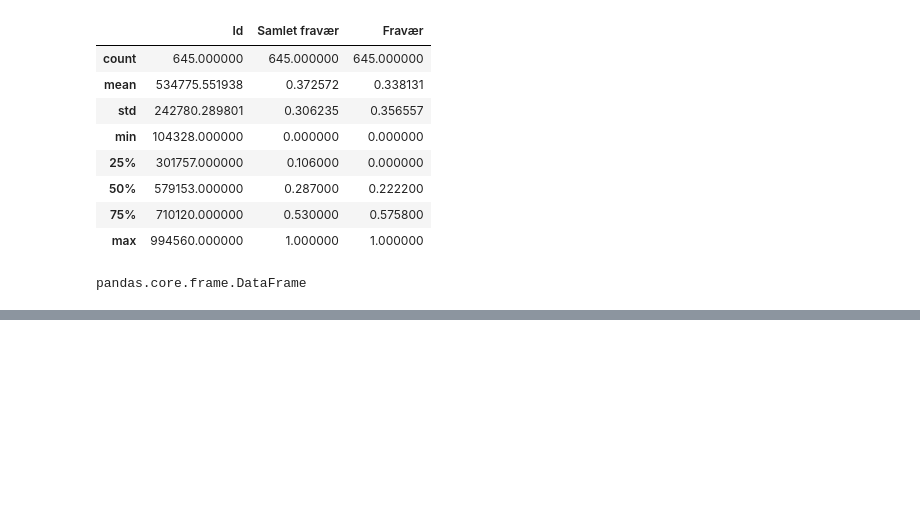
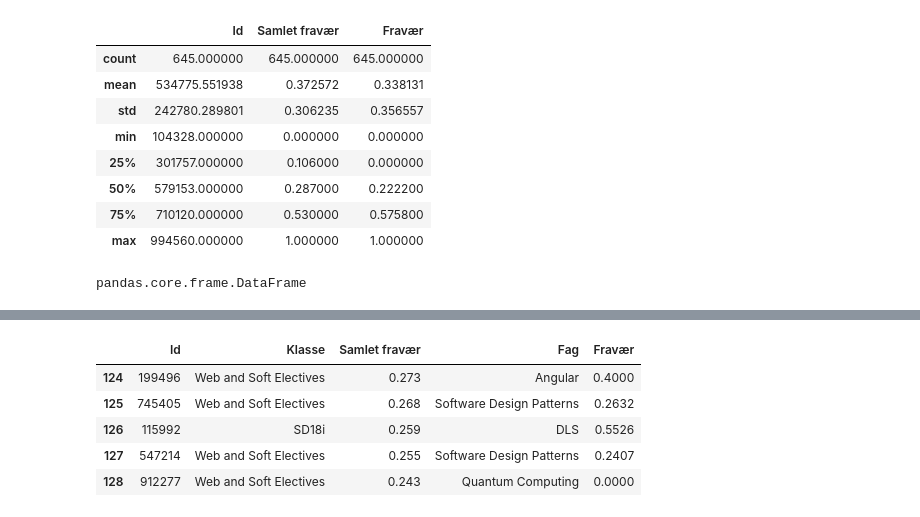
Before and after one commit to FirstPlaygroundAndThenIcecream/PBA_Semester_01, a Jupyter notebook: Data Science/Stud_Stat_k_mean.ipynb, the cells around one changed output, grey strips where cells are left out. Cells and saved outputs as stored; diff of their text form; code cells hidden in the pictures; blank space fills up the shorter version.

```diff
--- a/Data Science/Stud_Stat_k_mean.ipynb
+++ b/Data Science/Stud_Stat_k_mean.ipynb
@@ -186,3 +245,12 @@ pandas.core.frame.DataFrame
+# %%
+sub_transformed_attendance.tail()
+# %% [output]
+|  | Id | Klasse | Samlet fravær | Fag | Fravær |
+| 124 | 199496 | Web and Soft Electives | 0.273 | Angular | 0.4000 |
+| 125 | 745405 | Web and Soft Electives | 0.268 | Software Design Patterns | 0.2632 |
+| 126 | 115992 | SD18i | 0.259 | DLS | 0.5526 |
+| 127 | 547214 | Web and Soft Electives | 0.255 | Software Design Patterns | 0.2407 |
+| 128 | 912277 | Web and Soft Electives | 0.243 | Quantum Computing | 0.0000 |
 # %%
 h_hist=transformed_attendance.hist(bins=np.arange(10, 200, 1.0), rwidth=20)
 plt.title('Student Attendance Plot')
```
Also changed, not shown: parts of 11 cells of this notebook.
